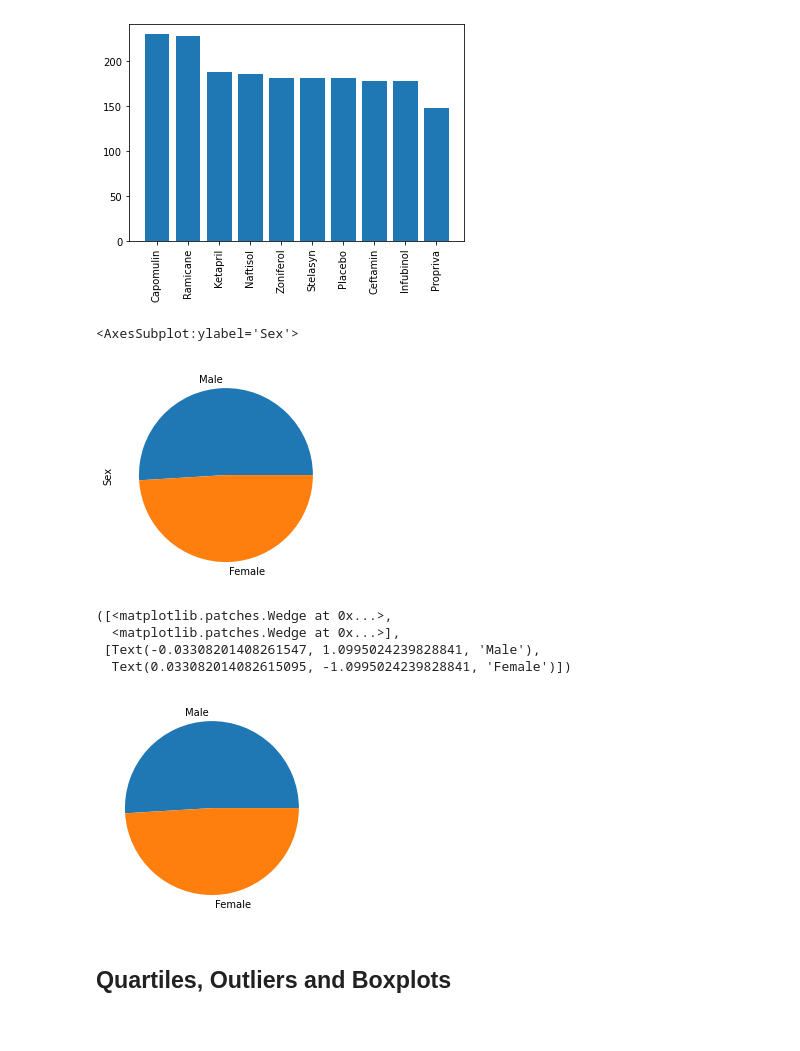
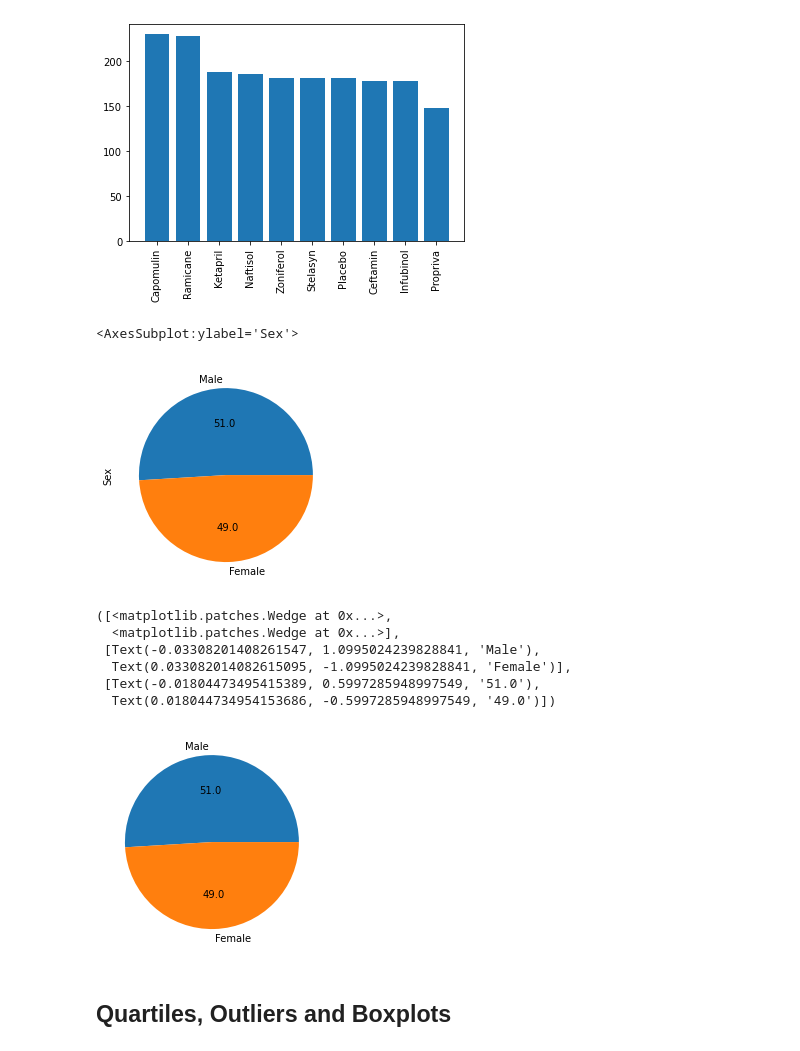
Before and after one commit to GE73-data/Matplotlib_Homework, a Jupyter notebook: Glo_pymaceuticals_starter.ipynb, the cells around one changed output. Saved outputs shown, nothing was run; the diff lists cells and outputs as text; code cells hidden in the pictures.

Commit message:
added % to the pie chart

```diff
--- a/Glo_pymaceuticals_starter.ipynb
+++ b/Glo_pymaceuticals_starter.ipynb
@@ -213,19 +213,21 @@ plt.xticks(rotation = 90)
 # %%
 # Generate a pie plot showing the distribution of female versus male mice using pandas
 pie_chart_data = clean_df["Sex"].value_counts()
-pie_chart_data.plot(kind="pie")
+pie_chart_data.plot(kind="pie", autopct="%1.1f")
 # %% [output]
 <AxesSubplot:ylabel='Sex'>
-[figure, old version]
+[figure, new version]
 # %%
 # Generate a pie plot showing the distribution of female versus male mice using pyplot
 pie_chart_data=clean_df["Sex"].value_counts()
-plt.pie(pie_chart_data.values, labels=pie_chart_data.index)
+plt.pie(pie_chart_data.values, labels=pie_chart_data.index, autopct="%.1f")
 # %% [output]
 ([<matplotlib.patches.Wedge at 0x...>,
   <matplotlib.patches.Wedge at 0x...>],
  [Text(-0.03308201408261547, 1.0995024239828841, 'Male'),
-  Text(0.033082014082615095, -1.0995024239828841, 'Female')])
+  Text(0.033082014082615095, -1.0995024239828841, 'Female')],
+ [Text(-0.01804473495415389, 0.5997285948997549, '51.0'),
+  Text(0.018044734954153686, -0.5997285948997549, '49.0')])
-[figure, old version]
+[figure, new version]
 # %% [markdown]
 ## Quartiles, Outliers and Boxplots
```
Also changed, not shown: parts of 2 cells of this notebook.
